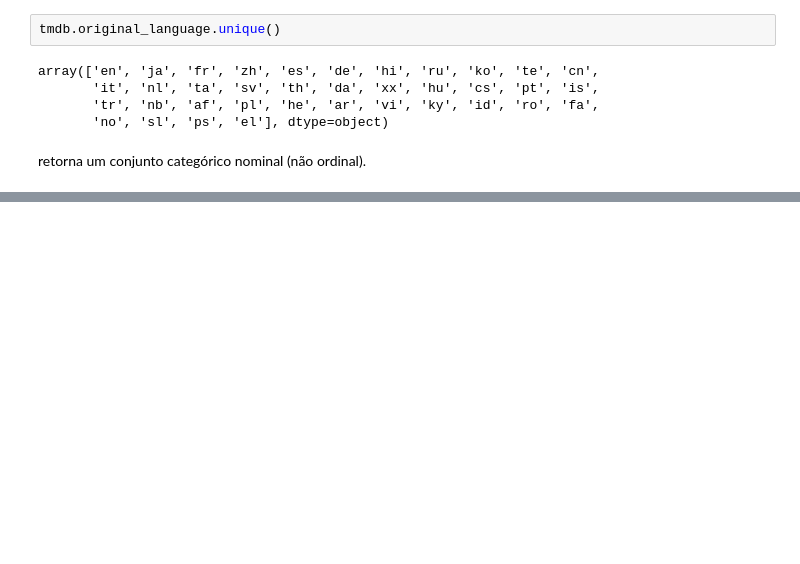
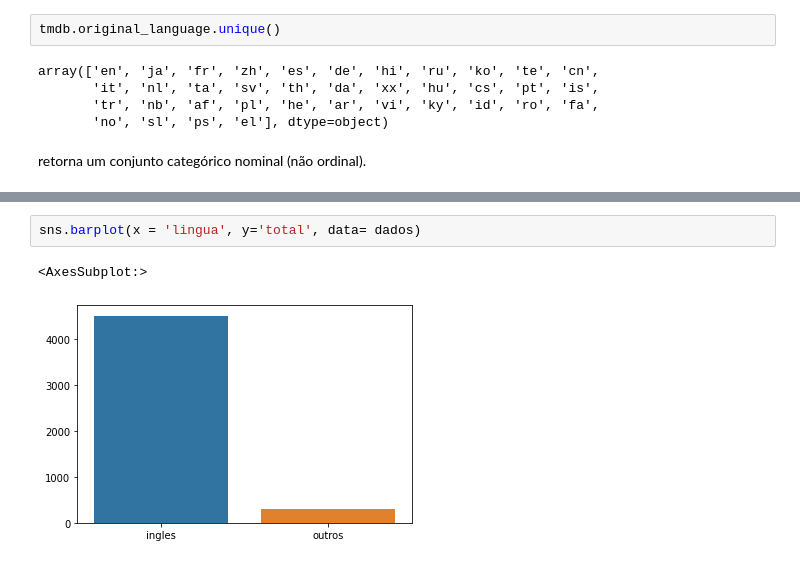
Before and after one commit to edupiorini/alura-data-science, a Jupyter notebook: Aula0.ipynb, the cells around one changed output, grey strips where cells are left out. Cells and saved outputs as stored; diff of their text form; blank space fills up the shorter version.

```diff
--- a/Aula0.ipynb
+++ b/Aula0.ipynb
@@ -256,0 +406,5 @@ retorna um conjunto categórico nominal (não ordinal).
+# %%
+sns.barplot(x = 'lingua', y='total', data= dados)
+# %% [output]
+<AxesSubplot:>
+[figure, added]
```
Also changed, not shown: parts of 21 cells of this notebook.
